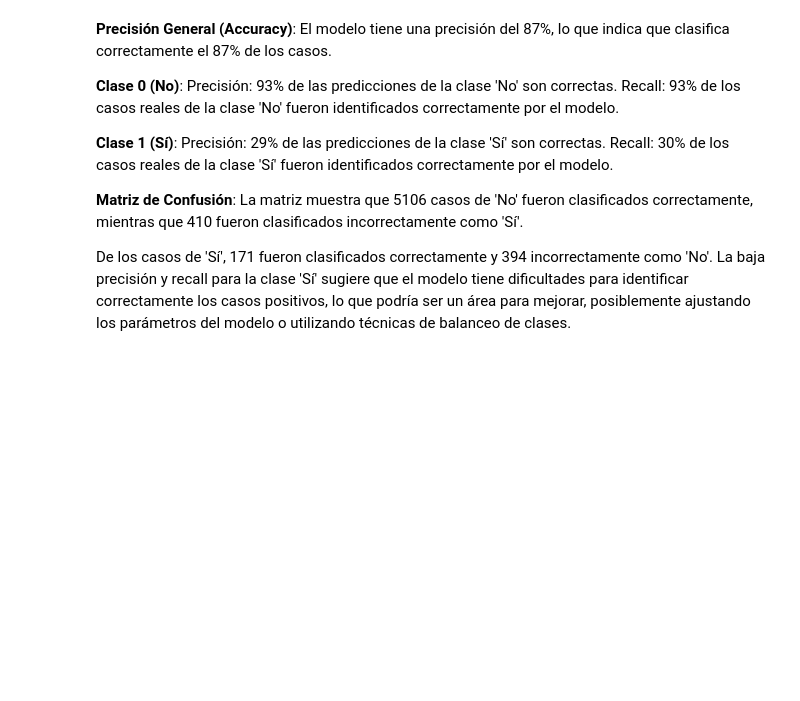
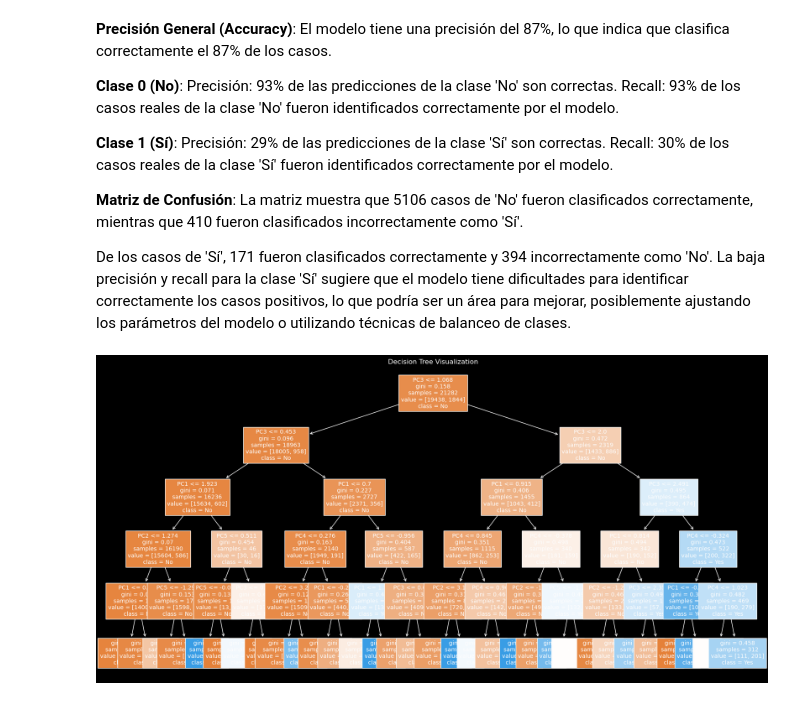
Before and after one commit to armandolezama/Bank_Marketing, a Jupyter notebook: eda.ipynb, the cells around one changed output. Cells and saved outputs as stored; diff of their text form; code cells hidden in the pictures; blank space fills up the shorter version.

Commit message:
fix(ipynb): added interpretation and graphs for cart

```diff
--- a/eda.ipynb
+++ b/eda.ipynb
@@ -342,3 +342,10 @@ La matriz muestra que 5106 casos de 'No' fueron clasificados correctamente, mien
 
 De los casos de 'Sí', 171 fueron clasificados correctamente y 394 incorrectamente como 'No'.
 La baja precisión y recall para la clase 'Sí' sugiere que el modelo tiene dificultades para identificar correctamente los casos positivos, lo que podría ser un área para mejorar, posiblemente ajustando los parámetros del modelo o utilizando técnicas de balanceo de clases.
+# %%
+plt.figure(figsize=(20,10))
+plot_tree(tree_model, filled=True, feature_names=['PC1', 'PC2', 'PC3', 'PC4', 'PC5'], class_names=['No', 'Yes'], fontsize=10)
+plt.title('Decision Tree Visualization')
+plt.show()
+# %% [output]
+[figure, added]
```
Also changed, not shown: parts of 3 cells of this notebook.
